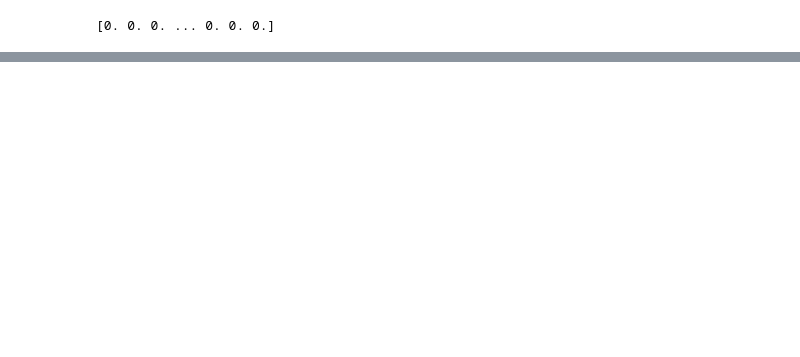
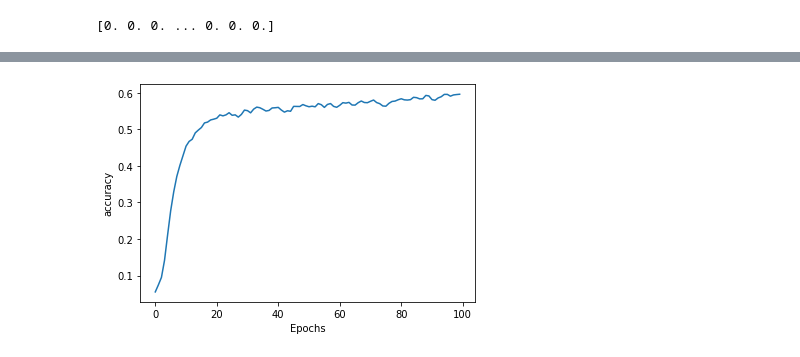
Before and after one commit to VineetTambe/MachineLearning, a Jupyter notebook: SonnetGeneration/Sonnet generation.ipynb, the cells around one changed output, grey strips where cells are left out. Cells and saved outputs as stored; diff of their text form; code cells hidden in the pictures; blank space fills up the shorter version.

```diff
--- a/SonnetGeneration/Sonnet generation.ipynb
+++ b/SonnetGeneration/Sonnet generation.ipynb
@@ -10,7 +12,7 @@ import numpy as np
 # %%
 tokenizer = Tokenizer()
 
-data = open('dataset2.txt').read()
+data = open('dataset_small.txt').read()
 
 corpus = data.lower().split("<eos>")
 
@@ -21,6 +23,9 @@ total_words = len(tokenizer.word_index) + 1
 
 #print(tokenizer.word_index)
 #print(total_words)
+token_path = "./sonnet_model/data/tokenizer.pkl"
+with open(token_path, "wb") as fp:
+    pickle.dump(tokenizer, fp)
 # %%
 input_sequences = []
 
@@ -95,4 +107,6 @@ def plot_graphs(history, string):
   plt.ylabel(string)
   plt.show()
 # %%
-#plot_graphs(history, 'accuracy')
+plot_graphs(history, 'accuracy')
+# %% [output]
+[figure, added]
```
Also changed, not shown: parts of 16 cells of this notebook, 28 other files.
